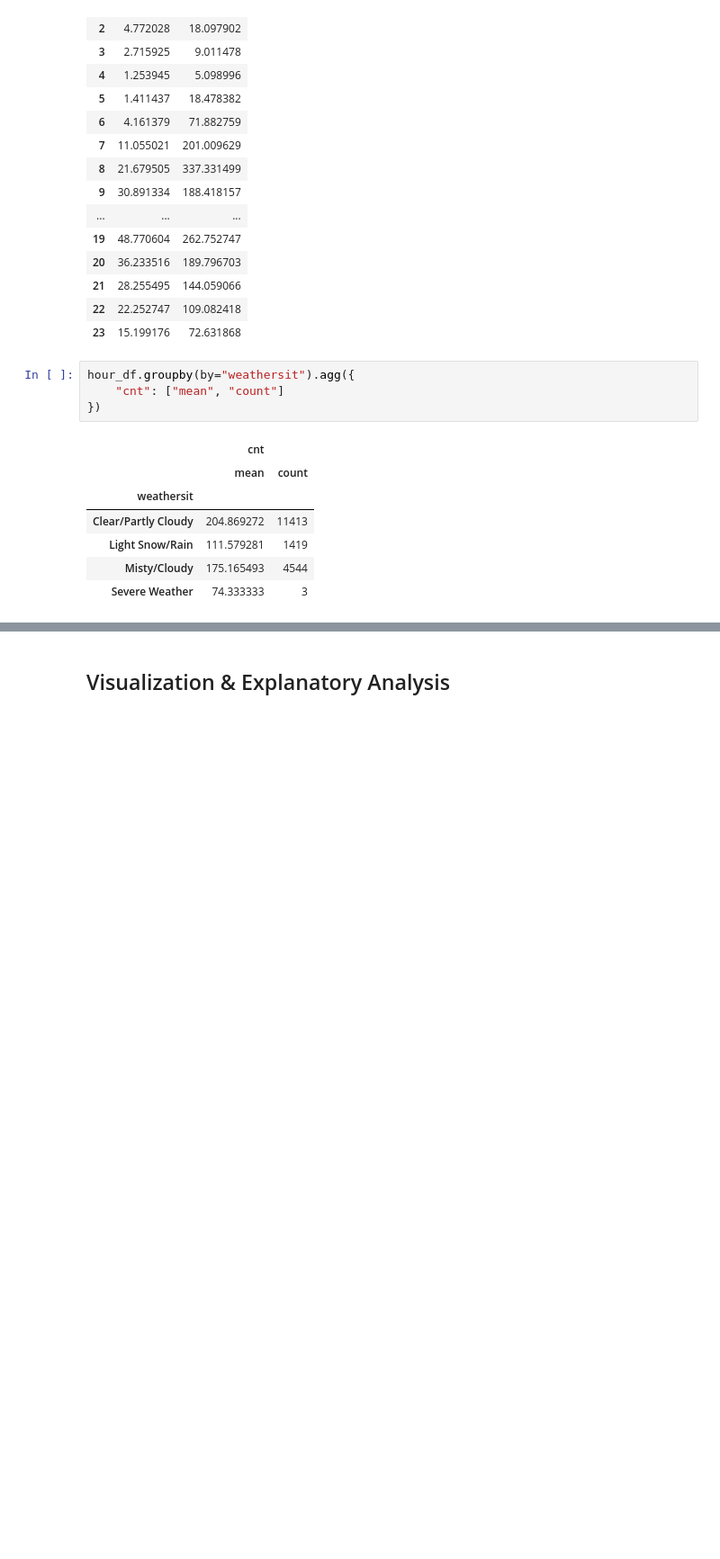
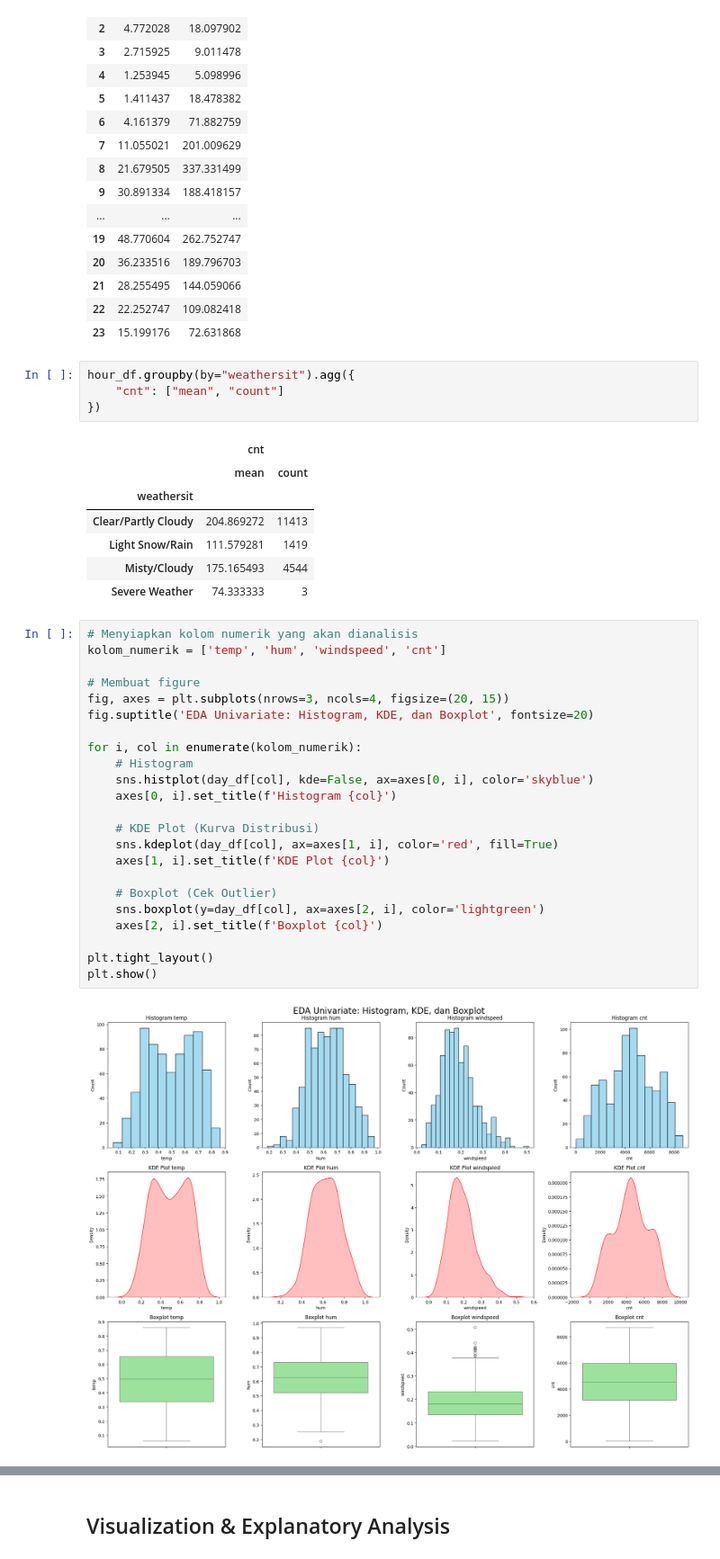
Before and after one commit to farihkamilzulfah-cmd/bike-sharing-analysis, a Jupyter notebook: Farih_Kamil_Zulfah_Proyek_Analisis_Data.ipynb, the cells around one changed output, grey strips where cells are left out. Shown at 90% size. Drawn from its saved outputs; the diff is of its cells as text; blank space fills up the shorter version.

```diff
--- a/Farih_Kamil_Zulfah_Proyek_Analisis_Data.ipynb
+++ b/Farih_Kamil_Zulfah_Proyek_Analisis_Data.ipynb
@@ -507,3 +508,28 @@ hour_df.groupby(by="weathersit").agg({
 | Light Snow/Rain | 111.579281 | 1419 |
 | Misty/Cloudy | 175.165493 | 4544 |
 | Severe Weather | 74.333333 | 3 |
+# %%
+# Menyiapkan kolom numerik yang akan dianalisis
+kolom_numerik = ['temp', 'hum', 'windspeed', 'cnt']
+
+# Membuat figure
+fig, axes = plt.subplots(nrows=3, ncols=4, figsize=(20, 15))
+fig.suptitle('EDA Univariate: Histogram, KDE, dan Boxplot', fontsize=20)
+
+for i, col in enumerate(kolom_numerik):
+    # Histogram
+    sns.histplot(day_df[col], kde=False, ax=axes[0, i], color='skyblue')
+    axes[0, i].set_title(f'Histogram {col}')
+
+    # KDE Plot (Kurva Distribusi)
+    sns.kdeplot(day_df[col], ax=axes[1, i], color='red', fill=True)
+    axes[1, i].set_title(f'KDE Plot {col}')
+
+    # Boxplot (Cek Outlier)
+    sns.boxplot(y=day_df[col], ax=axes[2, i], color='lightgreen')
+    axes[2, i].set_title(f'Boxplot {col}')
+
+plt.tight_layout()
+plt.show()
+# %% [output]
+[figure, added]
```
Also changed, not shown: parts of 17 cells of this notebook, 2 other files.
